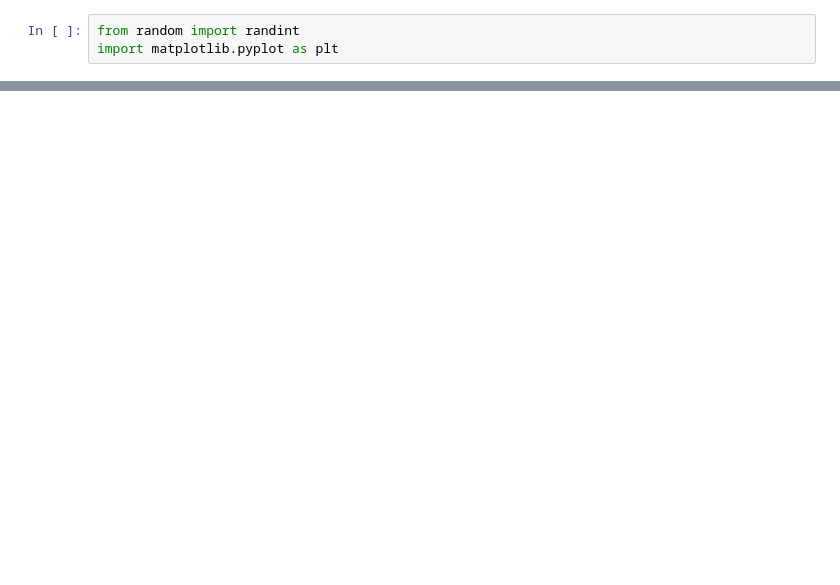
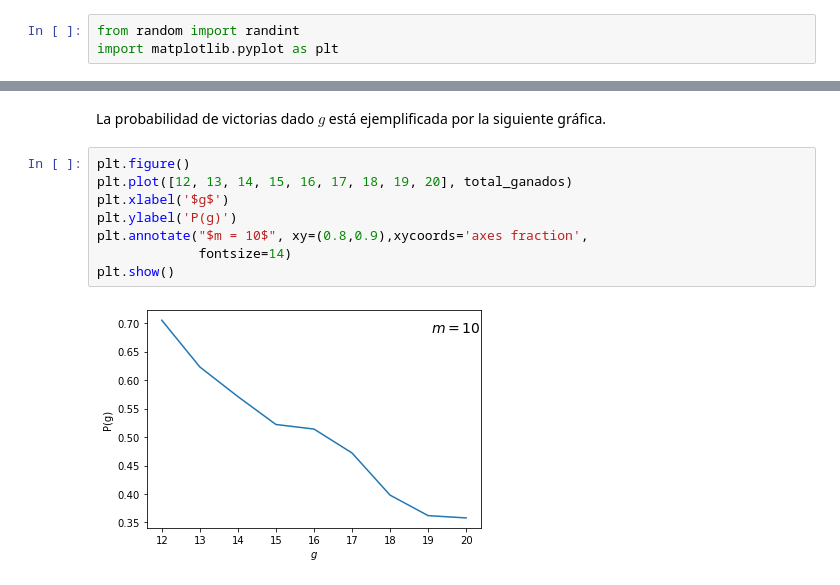
Before and after one commit to albertobenavides/estoc_doc, a Jupyter notebook: 5/tarea.ipynb, the cells around one changed output, grey strips where cells are left out. Saved outputs shown, nothing was run; the diff lists cells and outputs as text; blank space fills up the shorter version.

```diff
--- a/5/tarea.ipynb
+++ b/5/tarea.ipynb
@@ -62,0 +98,12 @@ Media de giros: 104.761
+# %% [markdown]
+La probabilidad de victorias dado $g$ está ejemplificada por la siguiente gráfica.
+# %%
+plt.figure()
+plt.plot([12, 13, 14, 15, 16, 17, 18, 19, 20], total_ganados)
+plt.xlabel('$g$')
+plt.ylabel('P(g)')
+plt.annotate("$m = 10$", xy=(0.8,0.9),xycoords='axes fraction',
+             fontsize=14)
+plt.show()
+# %% [output]
+[figure, added]
```
Also changed, not shown: parts of 8 cells of this notebook.
